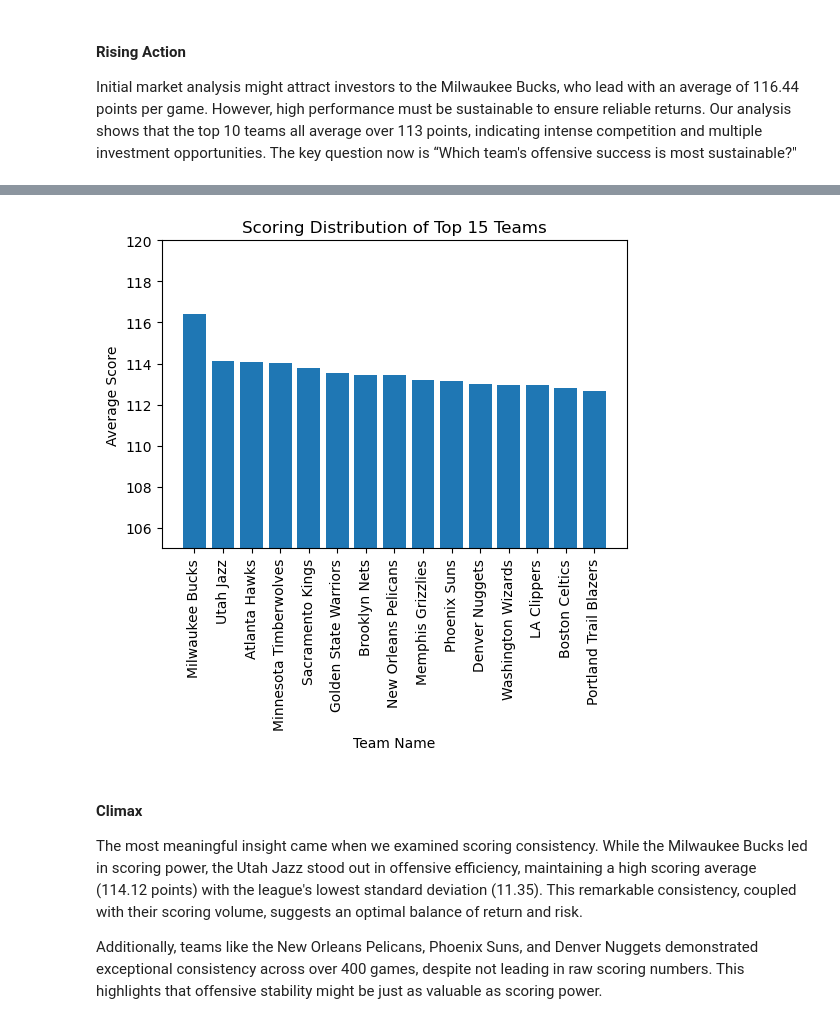
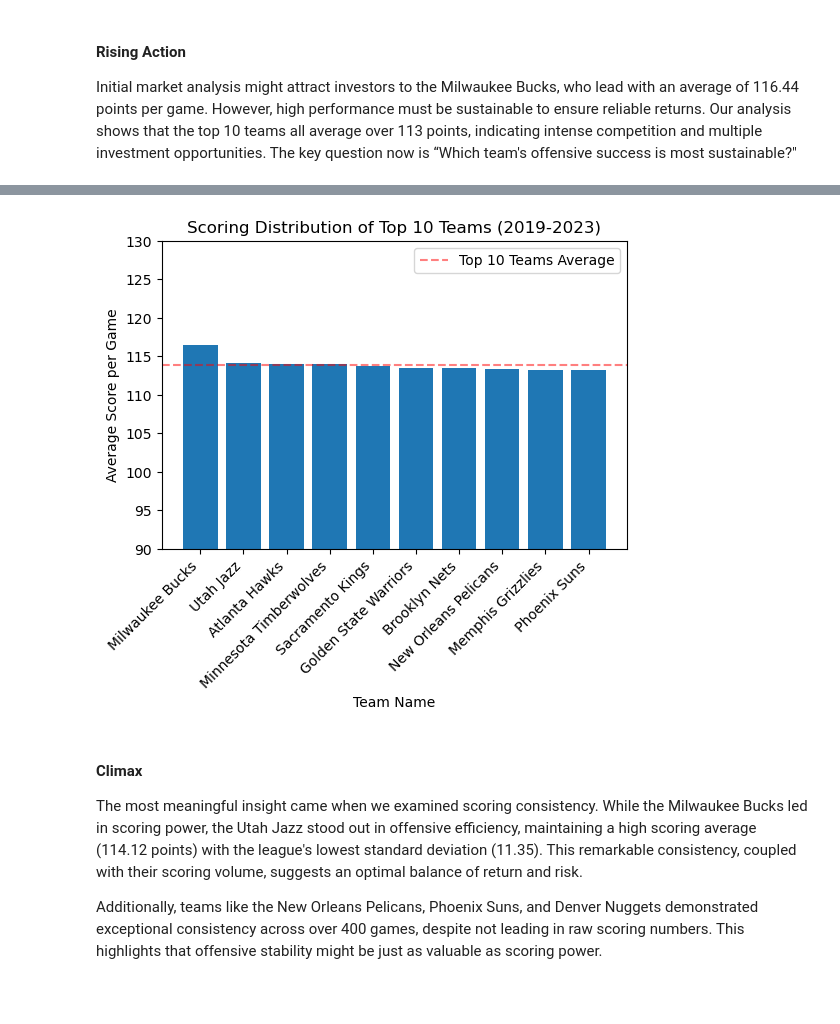
Before and after one commit to thezachdrake/UMD-INST627-Fall2024, a Jupyter notebook: notebooks/kim_revised.ipynb, the cells around one changed output, grey strips where cells are left out. Drawn from its saved outputs; the diff is of its cells as text; code cells hidden in the pictures; blank space fills up the shorter version.

```diff
--- a/notebooks/kim_revised.ipynb
+++ b/notebooks/kim_revised.ipynb
@@ -260,18 +260,23 @@ Who's the most powerful team in the NBA? In evaluating teams for investment pote
 To identify the most promising investment opportunities for the upcoming season, we analyzed scoring patterns from 2019-2023, examining not just point totals but offensive consistency. This comprehensive analysis aims to uncover teams that demonstrate sustainable excellence.
 # %%
 # visualization for Introduction - League average trend
+
+regular_games = games_recent_5yrs[games_recent_5yrs['season_type']=='Regular Season']
+games_recent_5yrs['game_year'] = pd.to_datetime(games_recent_5yrs['game_date']).dt.year
+
 plt.figure(figsize=(6,4))
 yearly_avg = regular_games.groupby('game_year').agg({
     'pts_home' : 'mean', 'pts_away' : 'mean'}).reset_index()
 yearly_avg['points'] = (yearly_avg['pts_home'] + yearly_avg['pts_away'])/2
 yearly_avg['game_year'] = yearly_avg['game_year'].astype(int)
 
-plt.plot(yearly_avg['game_year'], yearly_avg['points'], marker='o', linewidth=2)
-plt.axhline(y=yearly_avg['points'].mean(), color='r', linestyle='--', alpha=0.5, label='Overall Average')
+plt.plot(yearly_avg['game_year'], yearly_avg['points'], marker='o')
+plt.axhline(y=yearly_avg['points'].mean(), color='r', linestyle='--', alpha=0.5, label='Overall Average during five years')
 plt.xticks(yearly_avg['game_year'])
+plt.ylim(90,130)
 plt.title('NBA Scoring Trend (2019-2023)')
 plt.xlabel('Year')
-plt.ylabel('League Average Points per Game')
+plt.ylabel('League Average Score per Game (pts)')
 plt.legend()
 plt.show()
 # %% [output]
@@ -299,17 +323,22 @@ print(score_stats_all.sort_values(by='mean', ascending=False).head(10))
 # %%
-# visualization for Rising action - Top 15 teams scoring
-top10_teams_scoring = score_stats_all.reset_index().sort_values(by='mean', ascending=False).head(15)
+# visualization for Rising action - Top 10 teams scoring
+top10_teams_scoring = score_stats_all.reset_index().sort_values(by='mean', ascending=False).head(10)
 
 plt.figure(figsize=(6,4))
 plt.bar(top10_teams_scoring['team_name'], top10_teams_scoring['mean'])
-plt.xticks(rotation=90)
-plt.title('Scoring Distribution of Top 15 Teams')
+plt.xticks(rotation=45, ha='right')
+plt.title('Scoring Distribution of Top 10 Teams (2019-2023)')
 plt.xlabel('Team Name')
-plt.ylabel('Average Score')
-plt.ylim(105, 120)
+plt.ylabel('Average Score per Game')
+plt.ylim(90, 130)
+
+# average line
+top10_avg = top10_teams_scoring['mean'].mean()
+plt.axhline(y=top10_avg, color='r', linestyle='--', alpha=0.5, label='Top 10 Teams Average')
+plt.legend()
 plt.show()
 # %% [output]
-[figure, old version]
+[figure, new version]
 # %% [markdown]
 #### Climax
 
```
Also changed, not shown: parts of 43 cells of this notebook.
